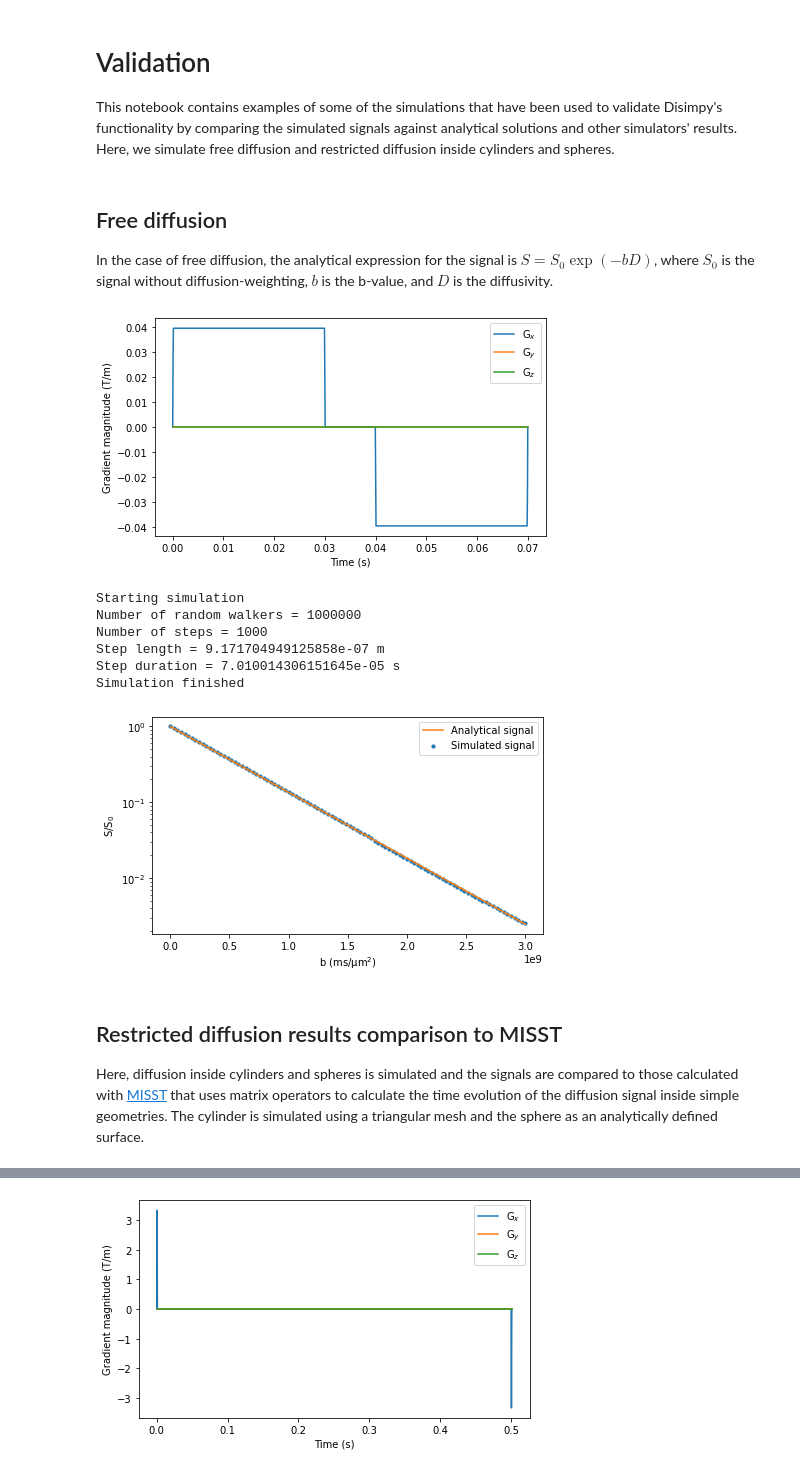
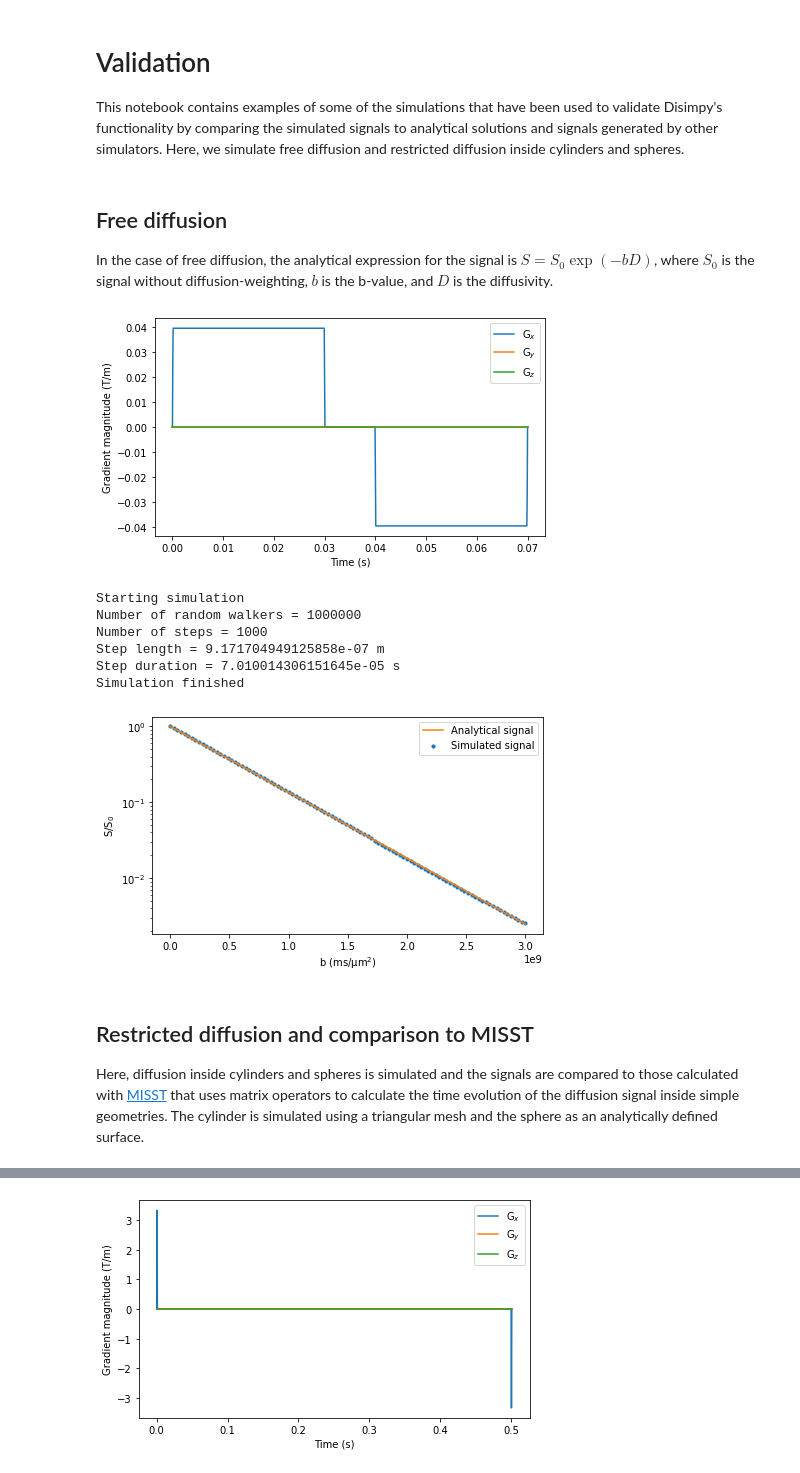
Before and after one commit to kerkelae/disimpy, a Jupyter notebook: docs/source/validation.ipynb, the cells around one changed output, grey strips where cells are left out. Saved outputs shown, nothing was run; the diff lists cells and outputs as text; code cells hidden in the pictures.

```diff
--- a/docs/source/validation.ipynb
+++ b/docs/source/validation.ipynb
@@ -1,7 +1,7 @@
 # %% [markdown]
 # Validation
 
-This notebook contains examples of some of the simulations that have been used to validate Disimpy's functionality by comparing the simulated signals against analytical solutions and other simulators' results. Here, we simulate free diffusion and restricted diffusion inside cylinders and spheres.
+This notebook contains examples of some of the simulations that have been used to validate Disimpy's functionality by comparing the simulated signals to analytical solutions and signals generated by other simulators. Here, we simulate free diffusion and restricted diffusion inside cylinders and spheres.
 # %%
 # Import the required packages and modules
 
@@ -25,56 +25,56 @@ In the case of free diffusion, the analytical expression for the signal is $S =
 # %%
 # Create a Stejskal-Tanner gradient array with ∆ = 40 ms and δ = 30 ms
 
 T = 70e-3
 gradient = np.zeros((1, 700, 3))
 gradient[0, 1:300, 0] = 1
 gradient[0, -300:-1, 0] = -1
 bs = np.linspace(1, 3e9, 100)
 gradient = np.concatenate([gradient for _ in bs], axis=0)
 dt = T / (gradient.shape[1] - 1)
 gradient, dt = gradients.interpolate_gradient(gradient, dt, n_t)
 gradient = gradients.set_b(gradient, dt, bs)
 
 
 # Show the waveform of the measurement with the highest b-value
 
 fig, ax = plt.subplots(1, figsize=(7, 4))
 for i in range(3):
     ax.plot(np.linspace(0, T, n_t), gradient[-1, :, i])
 ax.legend(['G$_x$', 'G$_y$', 'G$_z$'])
 ax.set_xlabel('Time (s)')
 ax.set_ylabel('Gradient magnitude (T/m)')
 plt.show()
-
-
-# Run the simulation with a higher number of spins because the signal almost
-# completely decays by the highest b-value
-
-substrate = substrates.free()
-signals = simulations.simulation(n_walkers, diffusivity, gradient, dt, substrate)
-
-
-# Plot the results
-
-fig, ax = plt.subplots(1, figsize=(7, 4))
-ax.plot(bs, np.exp(-bs * diffusivity), color='tab:orange')
-ax.scatter(bs, signals / n_walkers, s=10, marker='o')
-ax.legend(['Analytical signal', 'Simulated signal'])
-ax.set_xlabel('b (ms/μm$^2$)')
-ax.set_ylabel('S/S$_0$')
-ax.set_yscale('log')
-plt.show()
 # %% [output]
-[figure, old version]
+[figure, new version]
-Starting simulation
-Number of random walkers = 1000000
-Number of steps = 1000
-Step length = 9.171704949125858e-07 m
-Step duration = 7.010014306151645e-05 s
-Simulation finished
-[figure, removed]
+# %%
+# Run the simulation
+
+substrate = substrates.free()
+signals = simulations.simulation(
+    n_walkers, diffusivity, gradient, dt, substrate)
+
+
+# Plot the results
+
+fig, ax = plt.subplots(1, figsize=(7, 4))
+ax.plot(bs, np.exp(-bs * diffusivity), color='tab:orange')
+ax.scatter(bs, signals / n_walkers, s=10, marker='o')
+ax.legend(['Analytical signal', 'Simulated signal'])
+ax.set_xlabel('b (ms/μm$^2$)')
+ax.set_ylabel('S/S$_0$')
+ax.set_yscale('log')
+plt.show()
+# %% [output]
+Starting simulation
+Number of random walkers = 1000000
+Number of steps = 1000
+Step length = 9.171704949125858e-07 m
+Step duration = 7.010014306151645e-05 s
+Simulation finished
+[figure, added]
 # %% [markdown]
-## Restricted diffusion results comparison to MISST
+## Restricted diffusion and comparison to MISST
 
 Here, diffusion inside cylinders and spheres is simulated and the signals are compared to those calculated with [MISST](http://mig.cs.ucl.ac.uk/index.php?n=Tutorial.MISST) that uses matrix operators to calculate the time evolution of the diffusion signal inside simple geometries. The cylinder is simulated using a triangular mesh and the sphere as an analytically defined surface.
 # %%
```
Also changed, not shown: parts of 4 cells of this notebook, 7 other files.
